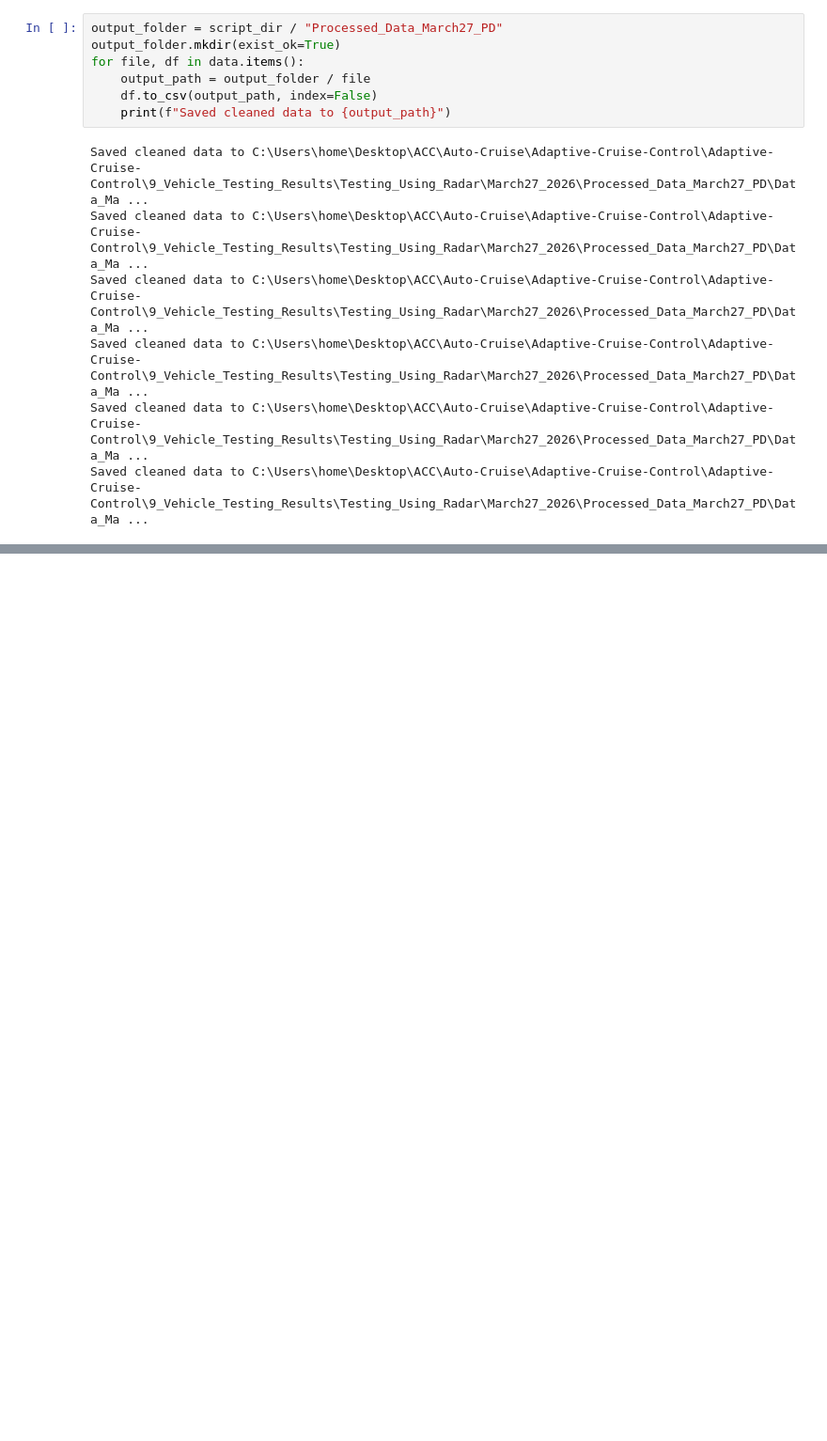
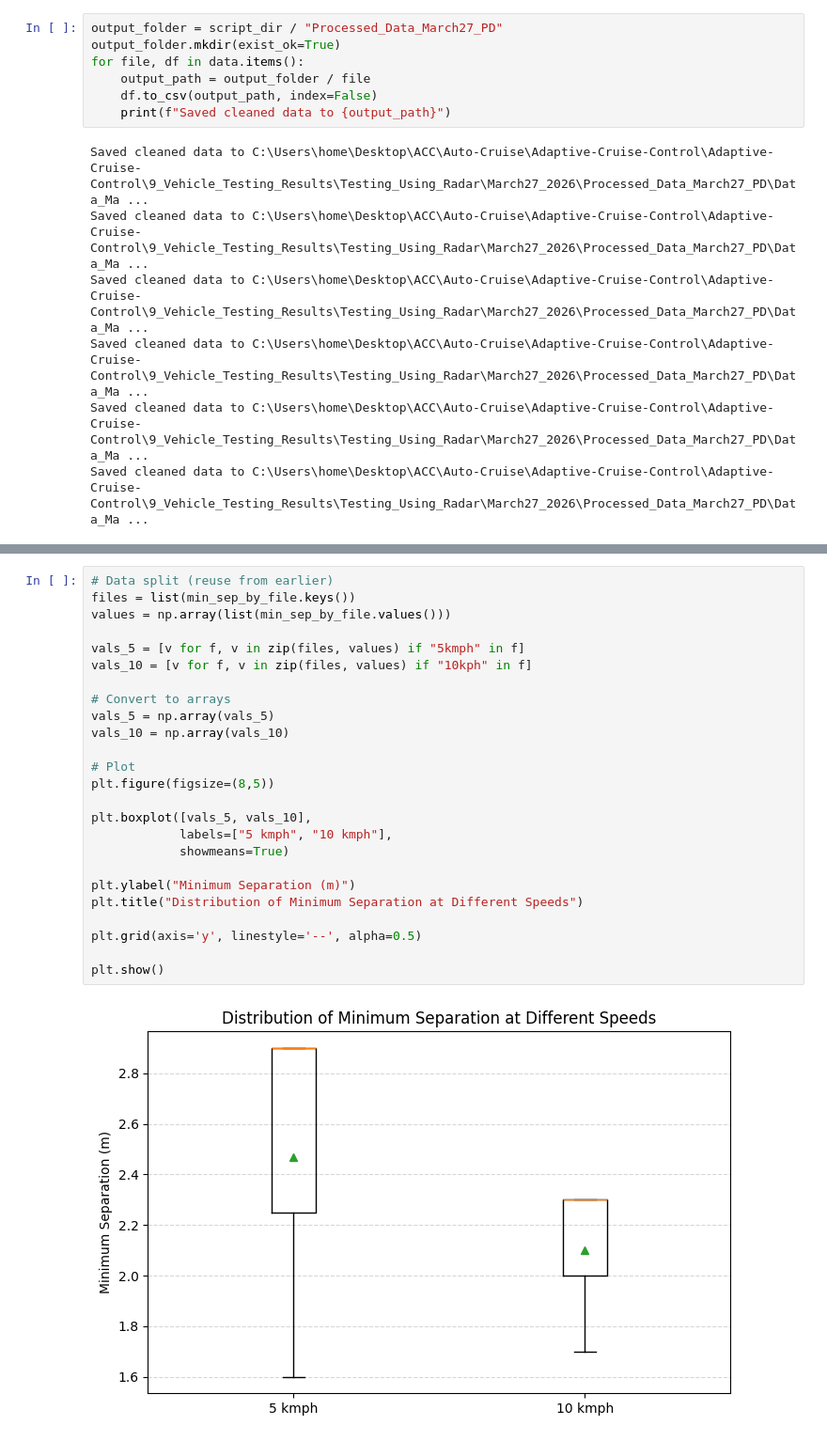
Before and after one commit to Santhosh4888/Adaptive-Cruise-Control, a Jupyter notebook: 9_Vehicle_Testing_Results/Testing_Using_Radar/March27_2026/Data_visualization_PD.ipynb, the cells around one changed output, grey strips where cells are left out. Shown at 94% size. Saved outputs shown, nothing was run; the diff lists cells and outputs as text; blank space fills up the shorter version.

```diff
--- a/9_Vehicle_Testing_Results/Testing_Using_Radar/March27_2026/Data_visualization_PD.ipynb
+++ b/9_Vehicle_Testing_Results/Testing_Using_Radar/March27_2026/Data_visualization_PD.ipynb
@@ -380,0 +448,27 @@ for file, df in data.items():
+# %%
+# Data split (reuse from earlier)
+files = list(min_sep_by_file.keys())
+values = np.array(list(min_sep_by_file.values()))
+
+vals_5 = [v for f, v in zip(files, values) if "5kmph" in f]
+vals_10 = [v for f, v in zip(files, values) if "10kph" in f]
+
+# Convert to arrays
+vals_5 = np.array(vals_5)
+vals_10 = np.array(vals_10)
+
+# Plot
+plt.figure(figsize=(8,5))
+
+plt.boxplot([vals_5, vals_10],
+            labels=["5 kmph", "10 kmph"],
+            showmeans=True)
+
+plt.ylabel("Minimum Separation (m)")
+plt.title("Distribution of Minimum Separation at Different Speeds")
+
+plt.grid(axis='y', linestyle='--', alpha=0.5)
+
+plt.show()
+# %% [output]
+[figure, added]
```
Also changed, not shown: parts of 6 cells of this notebook, 2 other files.
